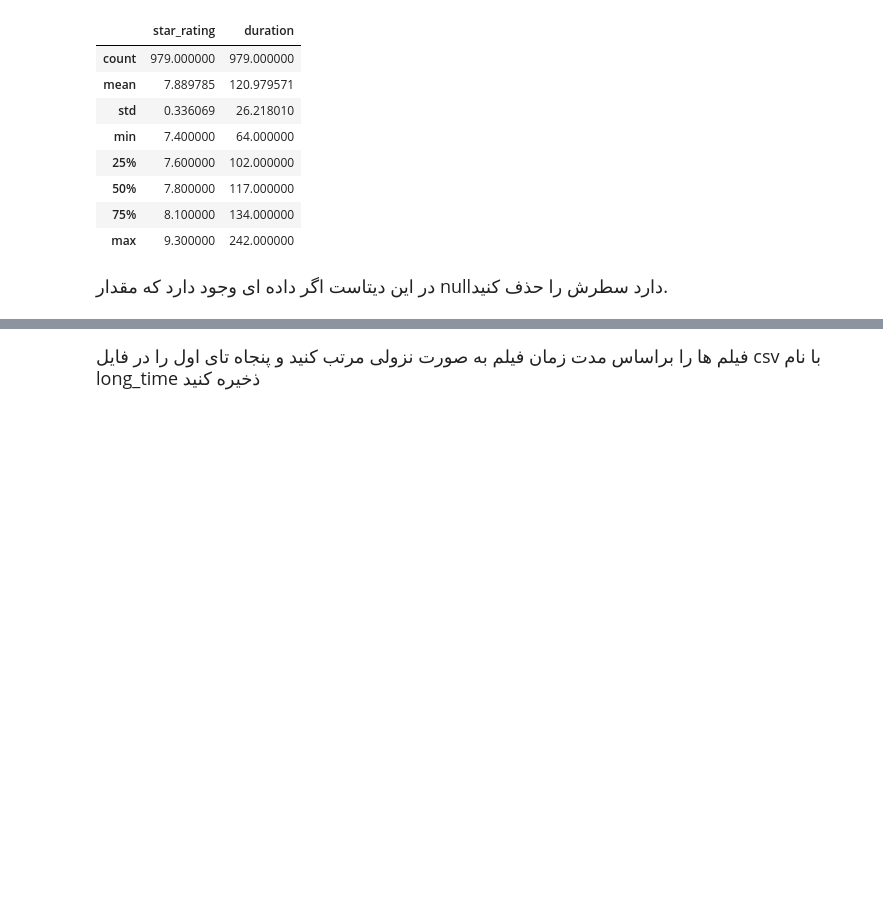
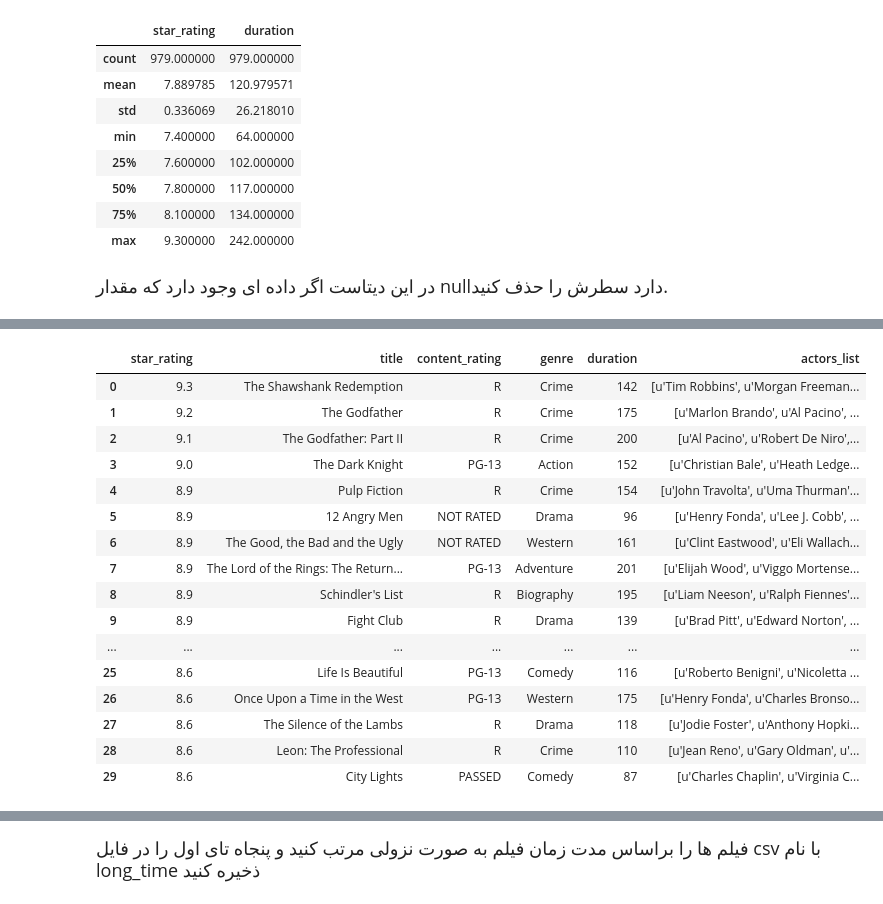
Before and after one commit to MapsaBootCamp/ML3_EXERCISE, a Jupyter notebook: week3_exercise.ipynb, the cells around one changed output, grey strips where cells are left out. Drawn from its saved outputs; the diff is of its cells as text; code cells hidden in the pictures; blank space fills up the shorter version.

```diff
--- a/week3_exercise.ipynb
+++ b/week3_exercise.ipynb
@@ -127,0 +222,22 @@ movies.describe()
+# %%
+movies.dropna(axis=0,inplace=True)
+# %%
+movies.head(30)
+# %% [output]
+|  | star_rating | title | content_rating | genre | duration | actors_list |
+| 0 | 9.3 | The Shawshank Redemption | R | Crime | 142 | [u'Tim Robbins', u'Morgan Freeman... |
+| 1 | 9.2 | The Godfather | R | Crime | 175 | [u'Marlon Brando', u'Al Pacino', ... |
+| 2 | 9.1 | The Godfather: Part II | R | Crime | 200 | [u'Al Pacino', u'Robert De Niro',... |
+| 3 | 9.0 | The Dark Knight | PG-13 | Action | 152 | [u'Christian Bale', u'Heath Ledge... |
+| 4 | 8.9 | Pulp Fiction | R | Crime | 154 | [u'John Travolta', u'Uma Thurman'... |
+| 5 | 8.9 | 12 Angry Men | NOT RATED | Drama | 96 | [u'Henry Fonda', u'Lee J. Cobb', ... |
+| 6 | 8.9 | The Good, the Bad and the Ugly | NOT RATED | Western | 161 | [u'Clint Eastwood', u'Eli Wallach... |
+| 7 | 8.9 | The Lord of the Rings: The Return... | PG-13 | Adventure | 201 | [u'Elijah Wood', u'Viggo Mortense... |
+| 8 | 8.9 | Schindler's List | R | Biography | 195 | [u'Liam Neeson', u'Ralph Fiennes'... |
+| 9 | 8.9 | Fight Club | R | Drama | 139 | [u'Brad Pitt', u'Edward Norton', ... |
+| ... | ... | ... | ... | ... | ... | ... |
+| 25 | 8.6 | Life Is Beautiful | PG-13 | Comedy | 116 | [u'Roberto Benigni', u'Nicoletta ... |
+| 26 | 8.6 | Once Upon a Time in the West | PG-13 | Western | 175 | [u'Henry Fonda', u'Charles Bronso... |
+| 27 | 8.6 | The Silence of the Lambs | R | Drama | 118 | [u'Jodie Foster', u'Anthony Hopki... |
+| 28 | 8.6 | Leon: The Professional | R | Crime | 110 | [u'Jean Reno', u'Gary Oldman', u'... |
+| 29 | 8.6 | City Lights | PASSED | Comedy | 87 | [u'Charles Chaplin', u'Virginia C... |
```
Also changed, not shown: parts of 25 cells of this notebook, 1 other file.
